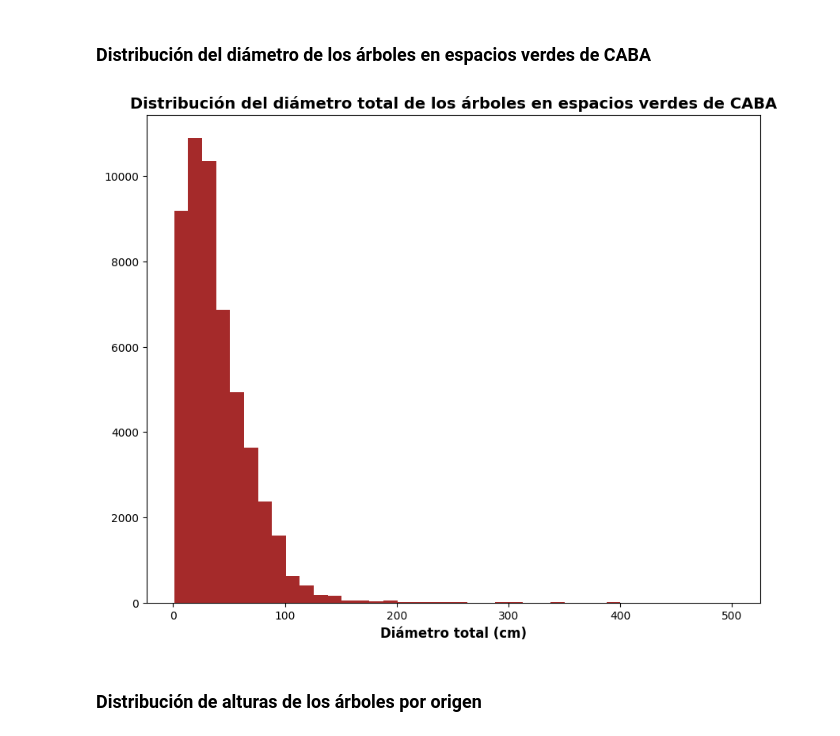
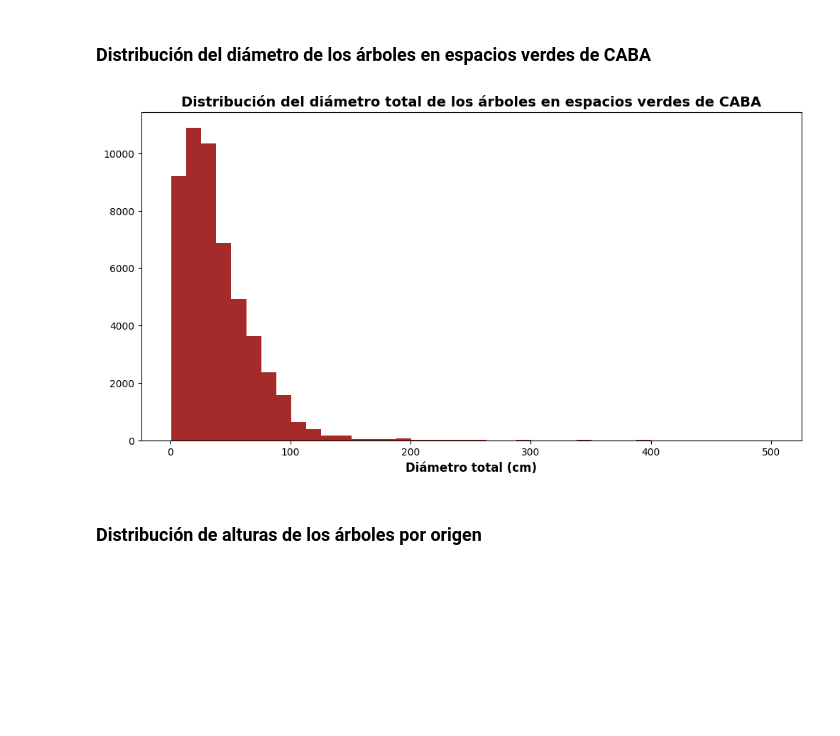
Before and after one commit to juancruzdauberte/arbolado_caba_espacios_verdes, a Jupyter notebook: arbolado.ipynb, the cells around one changed output. Drawn from its saved outputs; the diff is of its cells as text; code cells hidden in the pictures; blank space fills up the shorter version.

```diff
--- a/arbolado.ipynb
+++ b/arbolado.ipynb
@@ -92,14 +100,14 @@ plt.show()
 # %% [markdown]
 ### Distribución del diámetro de los árboles en espacios verdes de CABA
 # %%
-plt.figure(figsize=(10,8))
+plt.figure(figsize=(12,6))
 
 plt.hist(arboles['diametro'], color='brown', bins=40)
 plt.title('Distribución del diámetro total de los árboles en espacios verdes de CABA', fontsize=14, fontweight='bold')
 plt.xlabel('Diámetro total (cm)', fontsize=12, fontweight='semibold')
 plt.show()
 # %% [output]
-[figure, old version]
+[figure, new version]
 # %% [markdown]
 ### Distribución de alturas de los árboles por origen
 # %%
```
Also changed, not shown: parts of 13 cells of this notebook.
